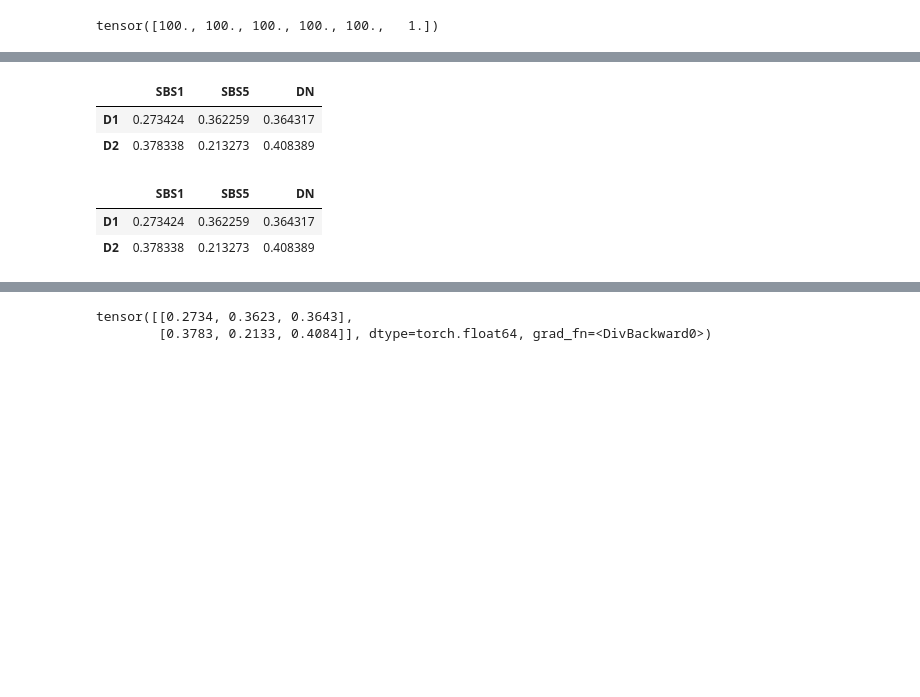
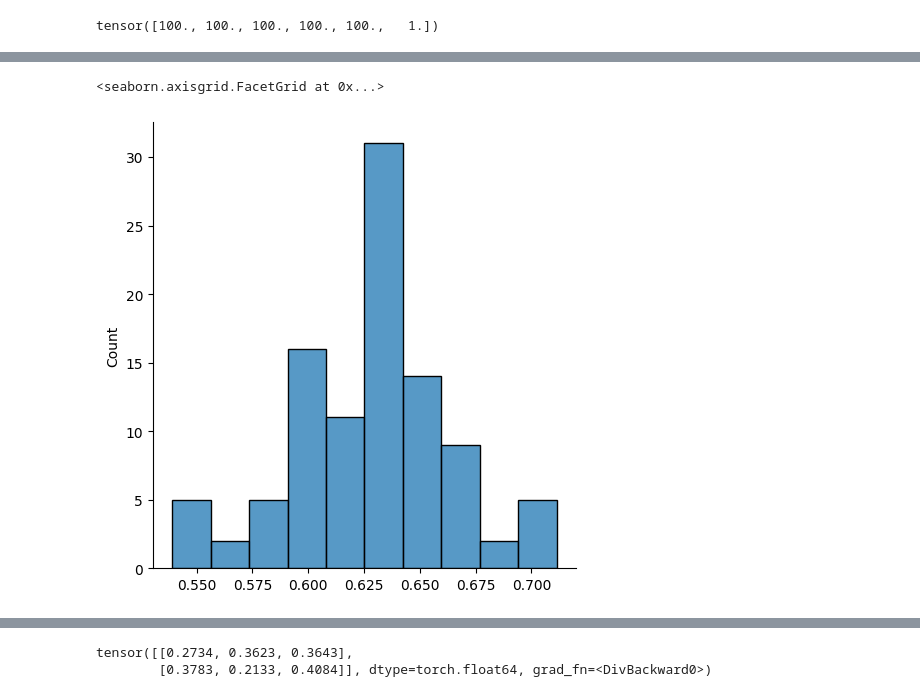
Before and after one commit to caravagnalab/pybascule, a Jupyter notebook: test.ipynb, the cells around one changed output, grey strips where cells are left out. Cells and saved outputs as stored; diff of their text form; code cells hidden in the pictures; blank space fills up the shorter version.

```diff
--- a/test.ipynb
+++ b/test.ipynb
@@ -80,12 +98,5 @@ obj_sbs = run.fit(
-# %%
-obj_sbs.params["beta_w"]
-# %% [output]
-|  | SBS1 | SBS5 | DN |
-| D1 | 0.273424 | 0.362259 | 0.364317 |
-| D2 | 0.378338 | 0.213273 | 0.408389 |
-# %%
-obj_sbs.init_params["beta_weights"]
-# %% [output]
-|  | SBS1 | SBS5 | DN |
-| D1 | 0.273424 | 0.362259 | 0.364317 |
-| D2 | 0.378338 | 0.213273 | 0.408389 |
+# %%
+sns.displot(pyro.distributions.Dirichlet(torch.tensor([59., 99.])/1).sample((100,))[:,1].tolist())
+# %% [output]
+<seaborn.axisgrid.FacetGrid at 0x...>
+[figure, added]
```
Also changed, not shown: parts of 12 cells of this notebook, 1 other file.
